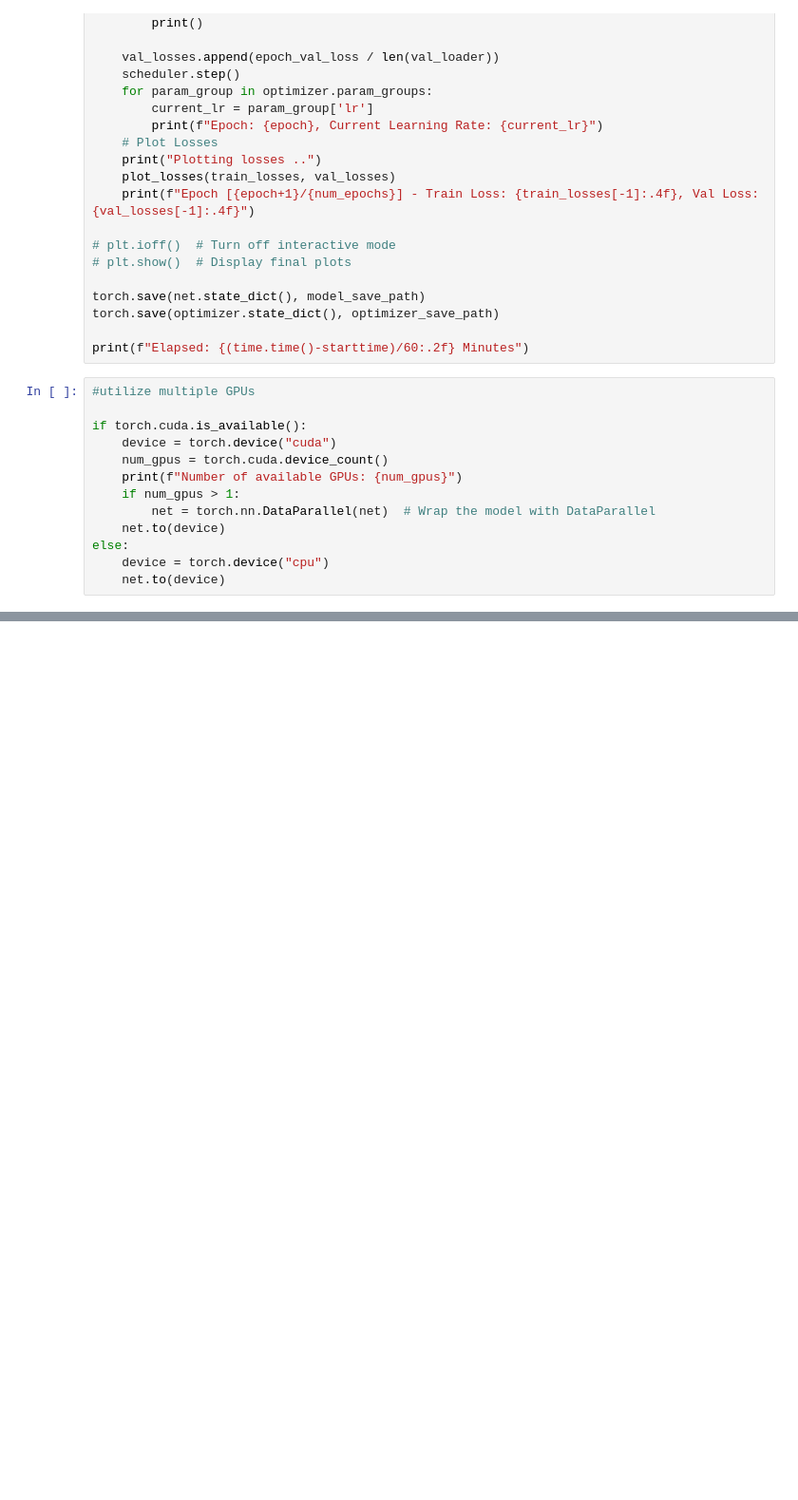
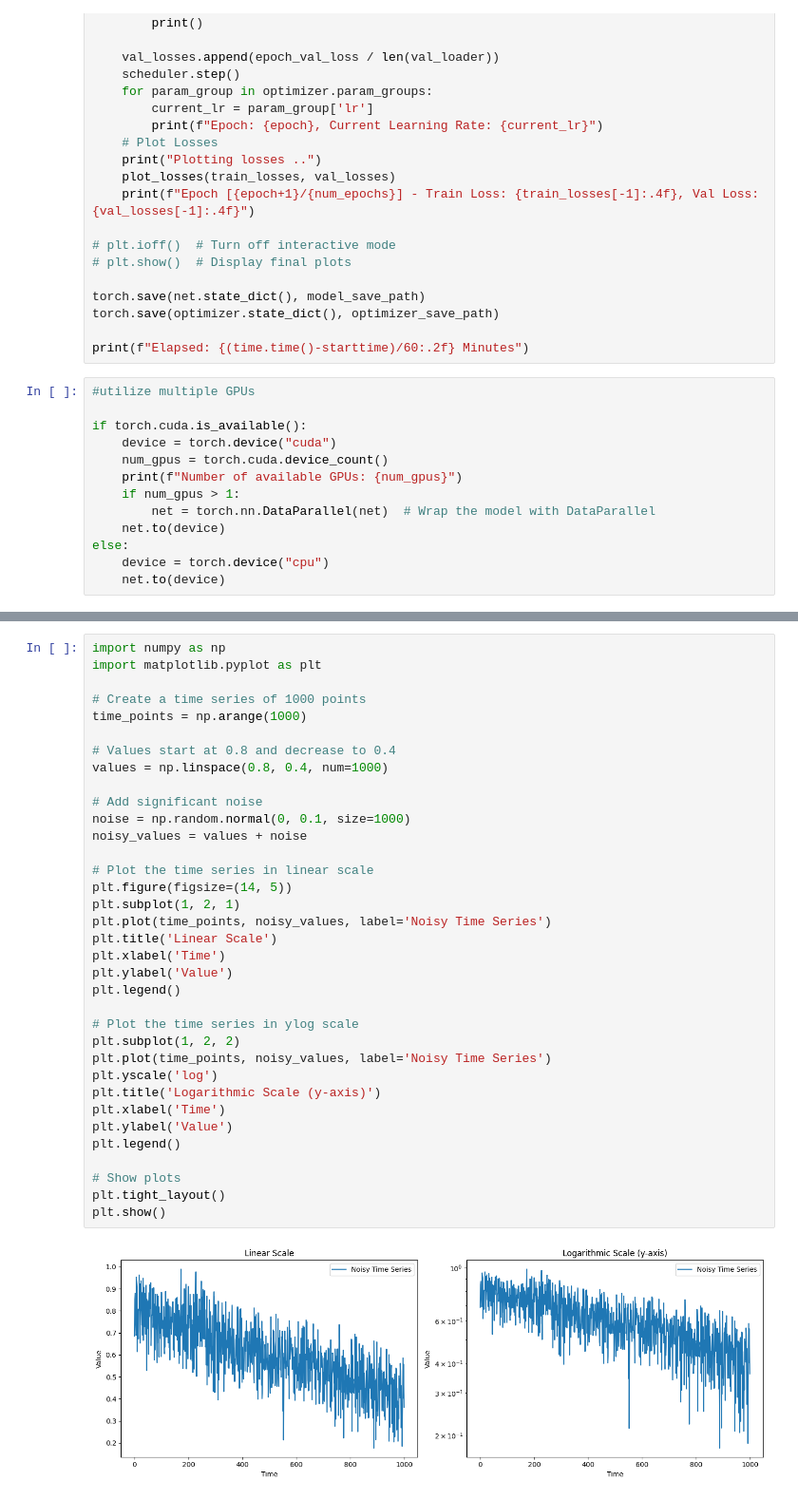
Before and after one commit to seyhosseini/RA4-Project, a Jupyter notebook: Nate/MONAI_DL/U-net-for-segmentation.ipynb, the cells around one changed output, grey strips where cells are left out. Shown at 95% size. Saved outputs shown, nothing was run; the diff lists cells and outputs as text; blank space fills up the shorter version.

```diff
--- a/Nate/MONAI_DL/U-net-for-segmentation.ipynb
+++ b/Nate/MONAI_DL/U-net-for-segmentation.ipynb
@@ -1767,3 +1786,40 @@ torch.save(net.state_dict(), model_save_path)
 torch.save(optimizer.state_dict(), optimizer_save_path)
 
 print(f"Elapsed: {(time.time()-starttime)/60:.2f} Minutes")
+# %%
+import numpy as np
+import matplotlib.pyplot as plt
+
+# Create a time series of 1000 points
+time_points = np.arange(1000)
+
+# Values start at 0.8 and decrease to 0.4
+values = np.linspace(0.8, 0.4, num=1000)
+
+# Add significant noise
+noise = np.random.normal(0, 0.1, size=1000)
+noisy_values = values + noise
+
+# Plot the time series in linear scale
+plt.figure(figsize=(14, 5))
+plt.subplot(1, 2, 1)
+plt.plot(time_points, noisy_values, label='Noisy Time Series')
+plt.title('Linear Scale')
+plt.xlabel('Time')
+plt.ylabel('Value')
+plt.legend()
+
+# Plot the time series in ylog scale
+plt.subplot(1, 2, 2)
+plt.plot(time_points, noisy_values, label='Noisy Time Series')
+plt.yscale('log')
+plt.title('Logarithmic Scale (y-axis)')
+plt.xlabel('Time')
+plt.ylabel('Value')
+plt.legend()
+
+# Show plots
+plt.tight_layout()
+plt.show()
+# %% [output]
+[figure, added]
```
Also changed, not shown: parts of 1 cell of this notebook.
